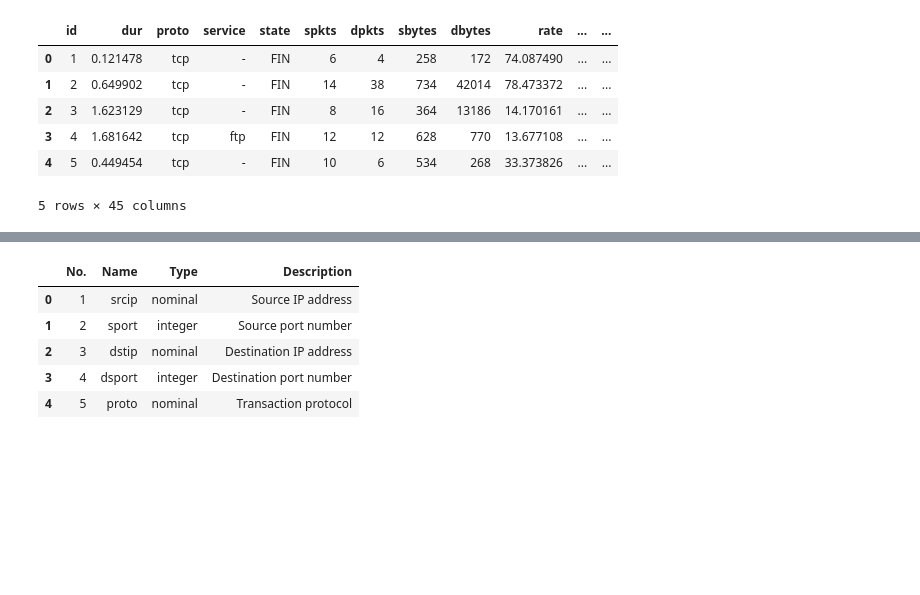
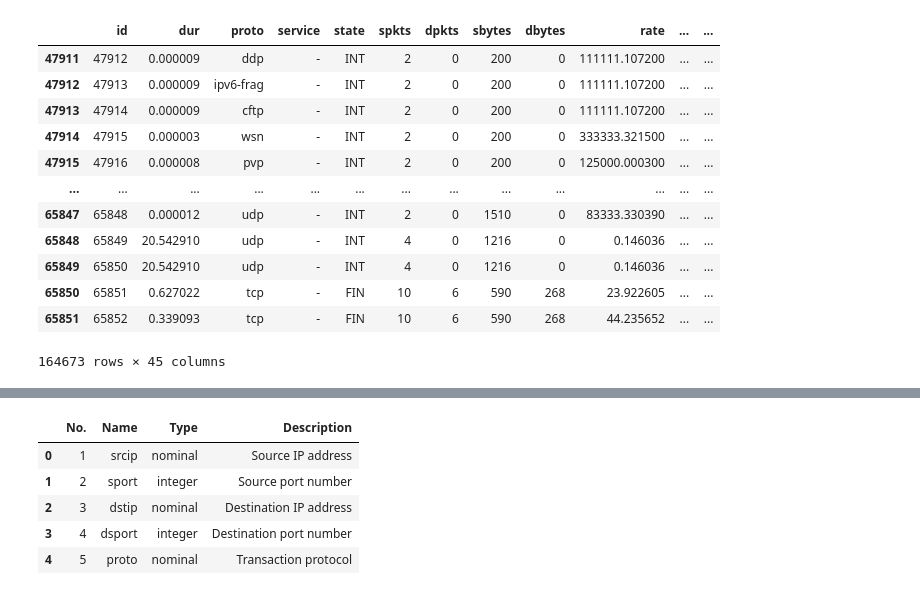
Before and after one commit to Marcin-Sadowy/Introduction-to-Machine-Learning-Project-10-Network-intrusion-detection, a Jupyter notebook: data_exploration.ipynb, the cells around one changed output, grey strips where cells are left out. Saved outputs shown, nothing was run; the diff lists cells and outputs as text; code cells hidden in the pictures; blank space fills up the shorter version.

```diff
--- a/data_exploration.ipynb
+++ b/data_exploration.ipynb
@@ -6,20 +6,26 @@ import matplotlib.pyplot as plt
 # %%
 #We will merge the train and test_sets for data processing and for more flexibility when splitting
 
 unsw_train_set = pd.read_csv('dataset/UNSW_NB15_training-set.csv')
 unsw_test_set = pd.read_csv('dataset/UNSW_NB15_testing-set.csv')
 
 unsw_set = pd.concat([unsw_train_set, unsw_test_set])
 
-unsw_set.head()
+unsw_set[unsw_set['label'] == 1]
 # %% [output]
 |  | id | dur | proto | service | state | spkts | dpkts | sbytes | dbytes | rate | ... | ... |
-| 0 | 1 | 0.121478 | tcp | - | FIN | 6 | 4 | 258 | 172 | 74.087490 | ... | ... |
-| 1 | 2 | 0.649902 | tcp | - | FIN | 14 | 38 | 734 | 42014 | 78.473372 | ... | ... |
-| 2 | 3 | 1.623129 | tcp | - | FIN | 8 | 16 | 364 | 13186 | 14.170161 | ... | ... |
-| 3 | 4 | 1.681642 | tcp | ftp | FIN | 12 | 12 | 628 | 770 | 13.677108 | ... | ... |
-| 4 | 5 | 0.449454 | tcp | - | FIN | 10 | 6 | 534 | 268 | 33.373826 | ... | ... |
+| 47911 | 47912 | 0.000009 | ddp | - | INT | 2 | 0 | 200 | 0 | 111111.107200 | ... | ... |
+| 47912 | 47913 | 0.000009 | ipv6-frag | - | INT | 2 | 0 | 200 | 0 | 111111.107200 | ... | ... |
+| 47913 | 47914 | 0.000009 | cftp | - | INT | 2 | 0 | 200 | 0 | 111111.107200 | ... | ... |
+| 47914 | 47915 | 0.000003 | wsn | - | INT | 2 | 0 | 200 | 0 | 333333.321500 | ... | ... |
+| 47915 | 47916 | 0.000008 | pvp | - | INT | 2 | 0 | 200 | 0 | 125000.000300 | ... | ... |
+| ... | ... | ... | ... | ... | ... | ... | ... | ... | ... | ... | ... | ... |
+| 65847 | 65848 | 0.000012 | udp | - | INT | 2 | 0 | 1510 | 0 | 83333.330390 | ... | ... |
+| 65848 | 65849 | 20.542910 | udp | - | INT | 4 | 0 | 1216 | 0 | 0.146036 | ... | ... |
+| 65849 | 65850 | 20.542910 | udp | - | INT | 4 | 0 | 1216 | 0 | 0.146036 | ... | ... |
+| 65850 | 65851 | 0.627022 | tcp | - | FIN | 10 | 6 | 590 | 268 | 23.922605 | ... | ... |
+| 65851 | 65852 | 0.339093 | tcp | - | FIN | 10 | 6 | 590 | 268 | 44.235652 | ... | ... |
-5 rows × 45 columns
+164673 rows × 45 columns
 # %%
 unsw_set.info()
 # %% [output]
```
Also changed, not shown: parts of 7 cells of this notebook, 2 other files.
